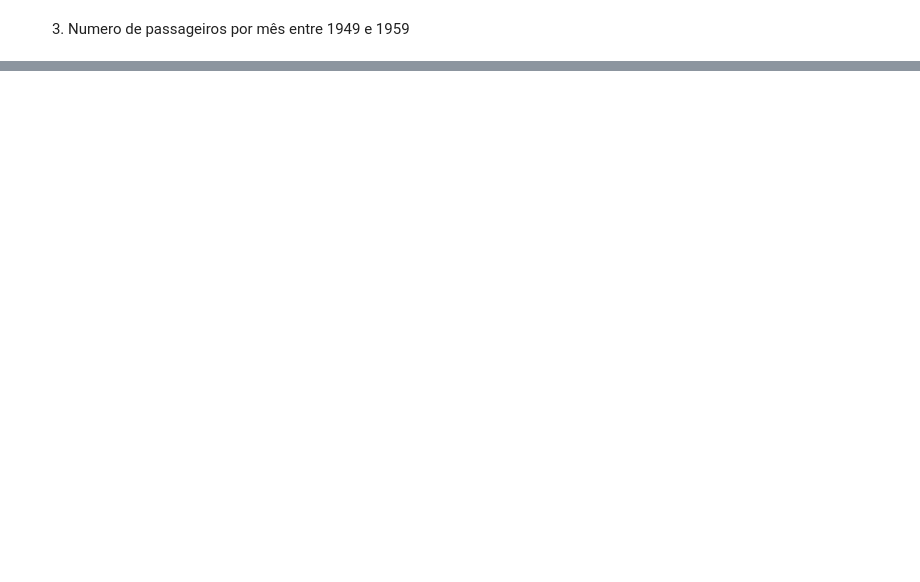
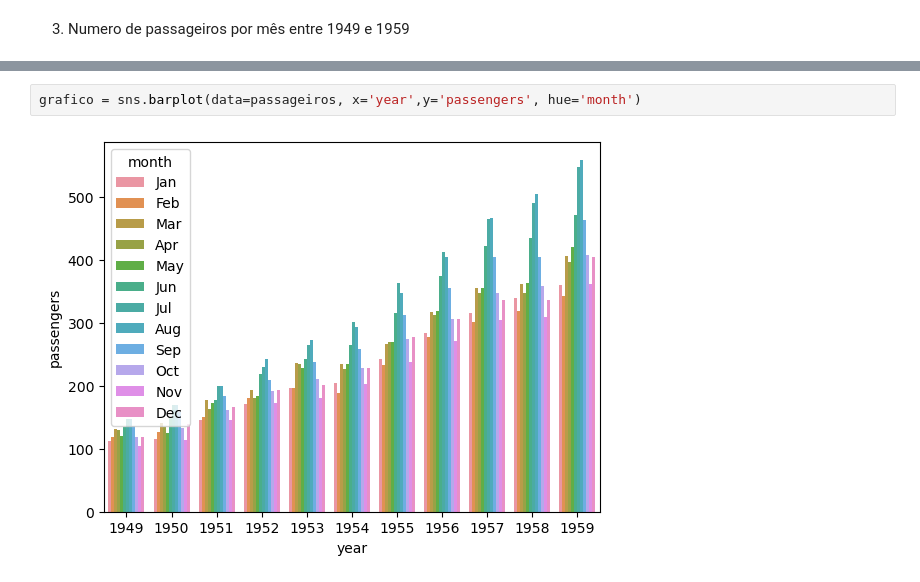
Before and after one commit to jhonatanpaz95/analise-de-dados, a Jupyter notebook: Seaborn/Seaborn.ipynb, the cells around one changed output, grey strips where cells are left out. Cells and saved outputs as stored; diff of their text form; blank space fills up the shorter version.

```diff
--- a/Seaborn/Seaborn.ipynb
+++ b/Seaborn/Seaborn.ipynb
@@ -63,0 +83,4 @@ data.head()
+# %%
+grafico = sns.barplot(data=passageiros, x='year',y='passengers', hue='month')
+# %% [output]
+[figure, added]
```
Also changed, not shown: parts of 14 cells of this notebook.
